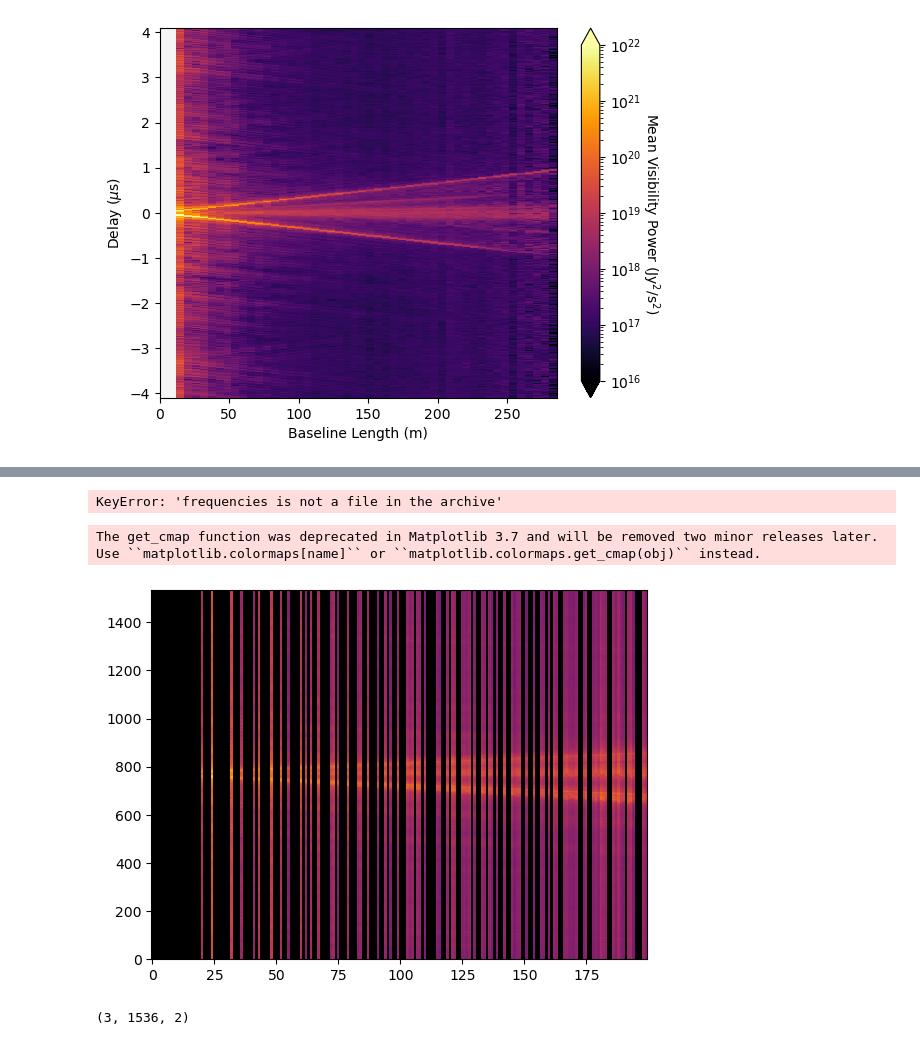
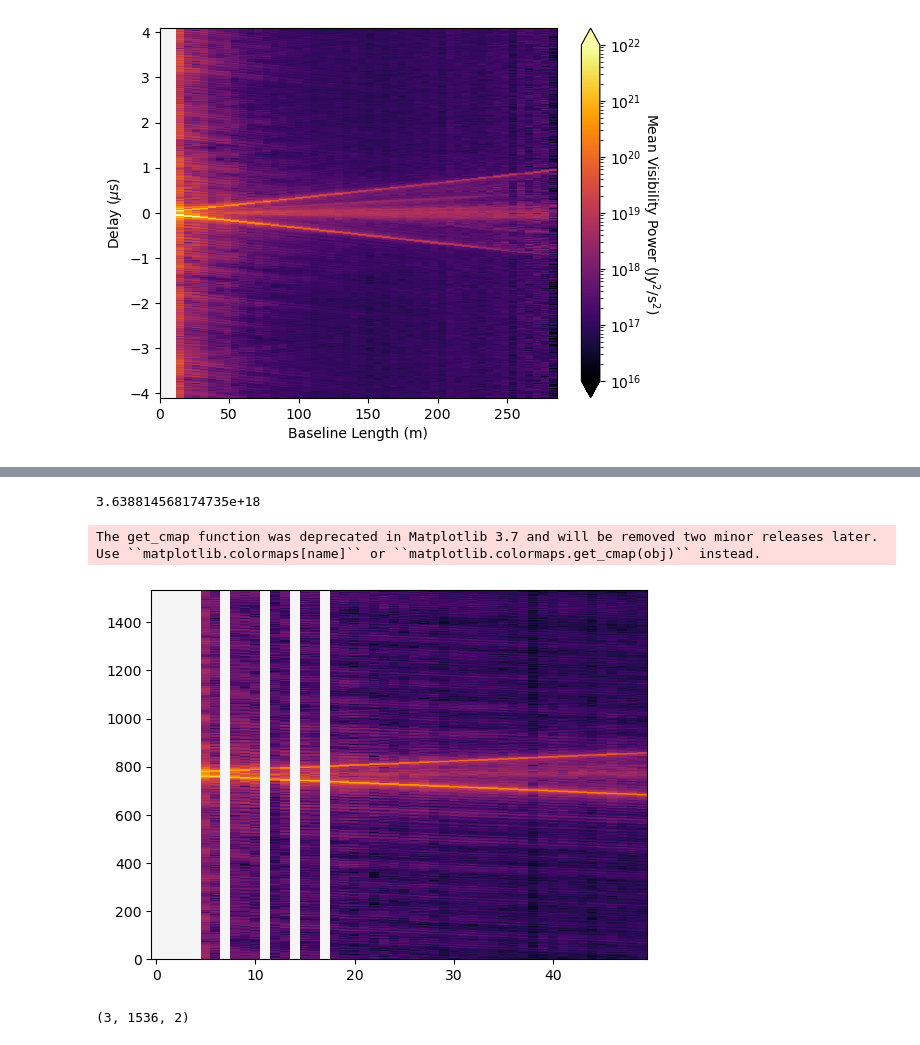
Before and after one commit to rlbyrne/rlb_hera, a Jupyter notebook: hera_data_viewer.ipynb, the cells around one changed output, grey strips where cells are left out. Saved outputs shown, nothing was run; the diff lists cells and outputs as text; code cells hidden in the pictures.

```diff
--- a/hera_data_viewer.ipynb
+++ b/hera_data_viewer.ipynb
@@ -142,27 +146,29 @@ The get_cmap function was deprecated in Matplotlib 3.7 and will be removed two m
 # %%
-avg_spectra = np.load("/safepool/rbyrne/hera_abscal_Jun2024/mean_variance_xx.npz")
+avg_spectra = np.load(
+    "/safepool/rbyrne/hera_abscal_Jun2024/mean_variance_abscal_nbins50_xx_debug.npz"
+)
-# %%
-avg_spectra["frequencies"]
-# %% [output]
-KeyError: 'frequencies is not a file in the archive'
+# %%
+np.nanmean(avg_spectra["variance"])
+# %% [output]
+3.638814568174735e+18
 # %%
 use_cmap = matplotlib.cm.get_cmap("inferno")
-use_cmap.set_bad(color="black")
-vmin = 1e10
+use_cmap.set_bad(color="whitesmoke")
+vmin = 1e16
 vmax = 1e22
 norm = matplotlib.colors.LogNorm(vmin=vmin, vmax=vmax)
 plt.imshow(
     avg_spectra["variance"].T,
     origin="lower",
     interpolation="none",
     cmap=use_cmap,
     norm=norm,
     aspect="auto",
 )
 plt.show()
 # %% [output]
 The get_cmap function was deprecated in Matplotlib 3.7 and will be removed two minor releases later. Use ``matplotlib.colormaps[name]`` or ``matplotlib.colormaps.get_cmap(obj)`` instead.
-[figure, old version]
+[figure, new version]
 # %%
 abscal_params = np.load(
     "/safepool/rbyrne/hera_abscal/zen.2459861.48181.sum.abs_calibrated.red_avg_abscal_params.npy"
```
Also changed, not shown: parts of 5 cells of this notebook, 1 other file.
